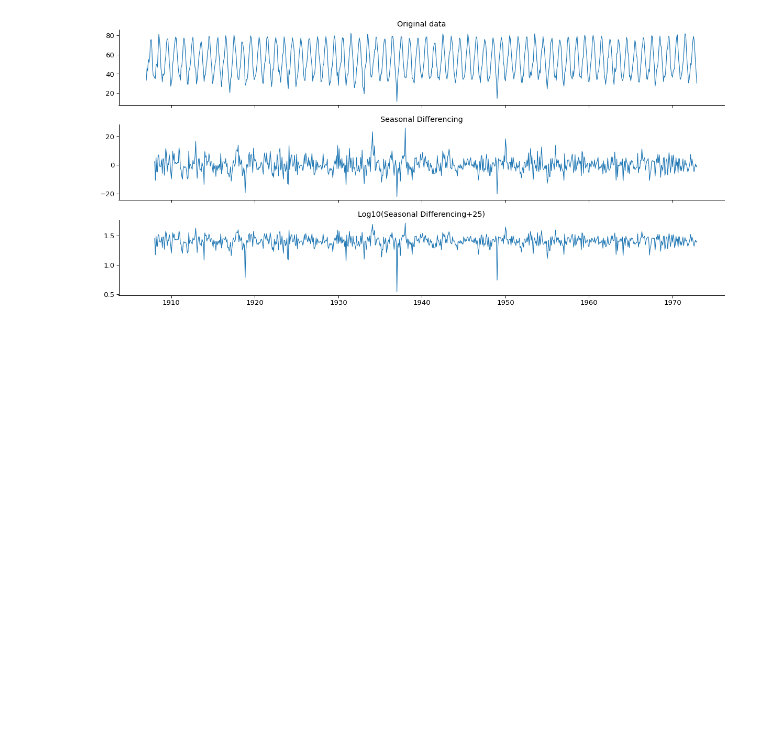
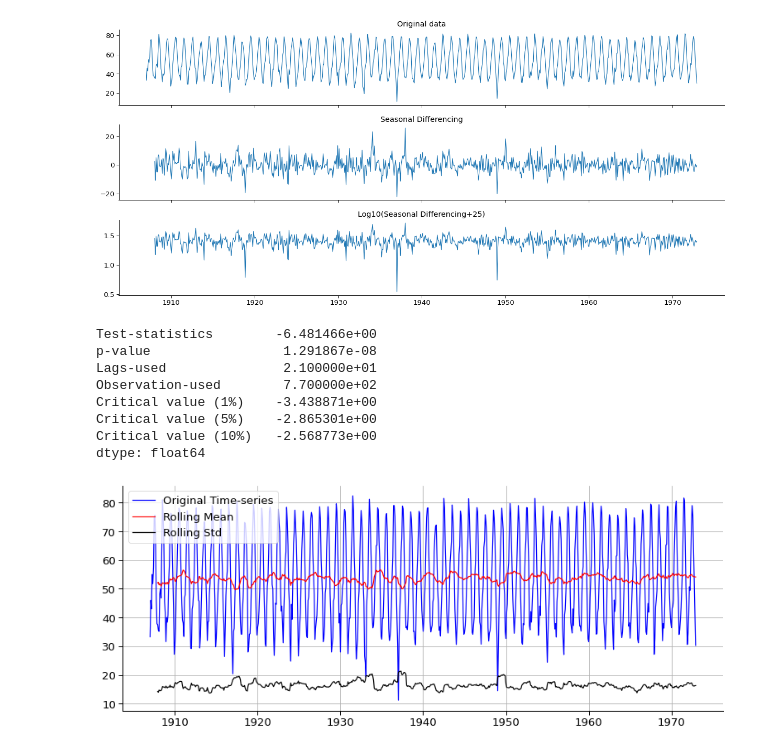
Before and after one commit to razielar/coursera_time_series_forecasting, a Jupyter notebook: coursera_time_series/week_3/2_arima_sarima_models/1_sarima.model.ipynb, the cells around one changed output. Saved outputs shown, nothing was run; the diff lists cells and outputs as text; code cells hidden in the pictures; blank space fills up the shorter version.

Commit message:
finish dickey fuller test

```diff
--- a/coursera_time_series/week_3/2_arima_sarima_models/1_sarima.model.ipynb
+++ b/coursera_time_series/week_3/2_arima_sarima_models/1_sarima.model.ipynb
@@ -240,3 +241,35 @@ plt.tight_layout()
 plt.show()
 # %% [output]
 [figure]
+# %%
+def dickey_fuller_test(timeseries):
+    """
+    NUll hypothesis= time-series is not stationary
+    """
+    test= adfuller(timeseries)
+    df= pd.Series(test[0:4], index= ["Test-statistics", "p-value", "Lags-used", "Observation-used"])
+    for key,value in test[4].items():
+        df['Critical value (%s)'%key] = value
+    print(df)
+    # Rolling
+    rolmean= timeseries.rolling(window=12).mean()
+    rolstd= timeseries.rolling(window=12).std()
+    # Plotting
+    original= plt.plot(timeseries, color= "blue", label= "Original Time-series")
+    mean= plt.plot(rolmean, color= "red", label= "Rolling Mean")
+    std= plt.plot(rolstd, color= "black", label= "Rolling Std")
+    plt.legend(loc= "best")
+    plt.grid()
+    plt.show()
+# %%
+dickey_fuller_test(monthly_temp.temp)
+# %% [output]
+Test-statistics        -6.481466e+00
+p-value                 1.291867e-08
+Lags-used               2.100000e+01
+Observation-used        7.700000e+02
+Critical value (1%)    -3.438871e+00
+Critical value (5%)    -2.865301e+00
+Critical value (10%)   -2.568773e+00
+dtype: float64
+[figure, added]
```
Also changed, not shown: parts of 7 cells of this notebook, 1 other file.
